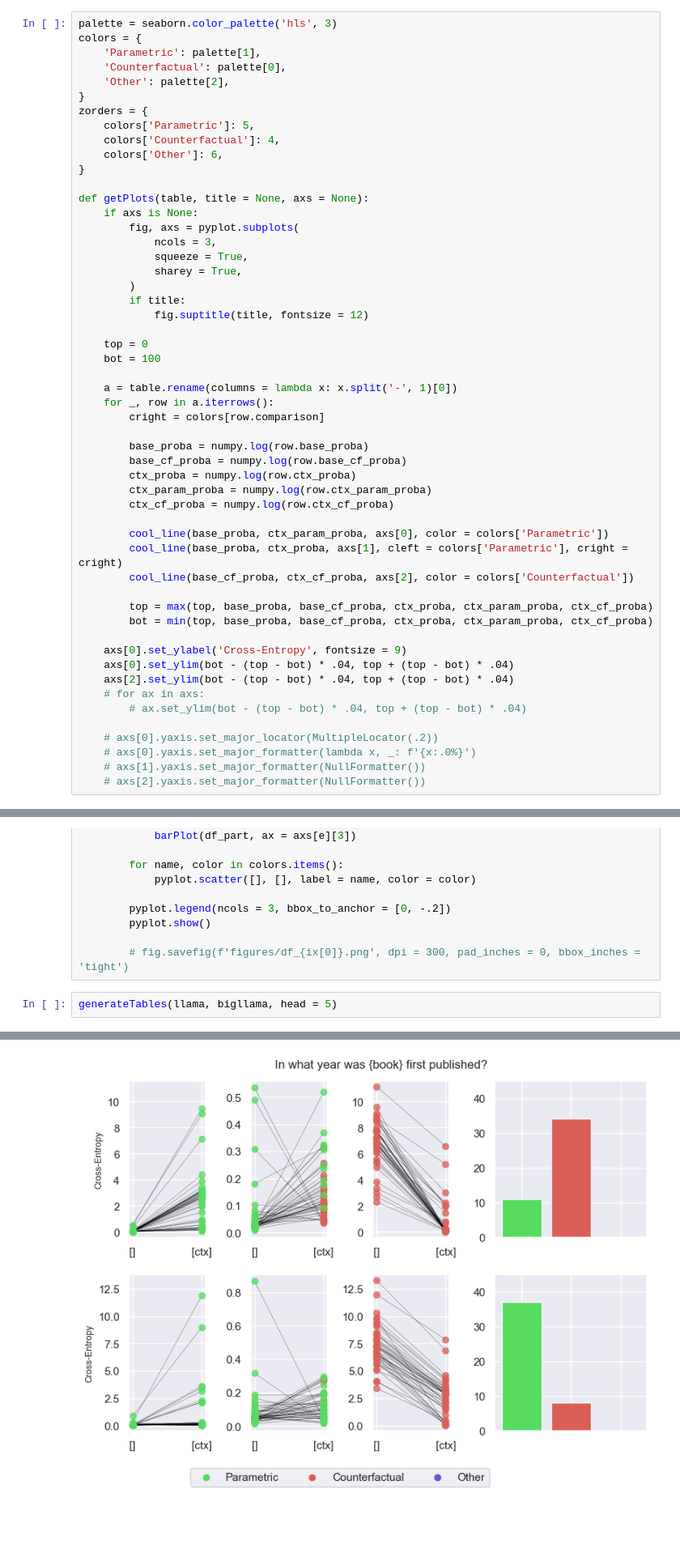
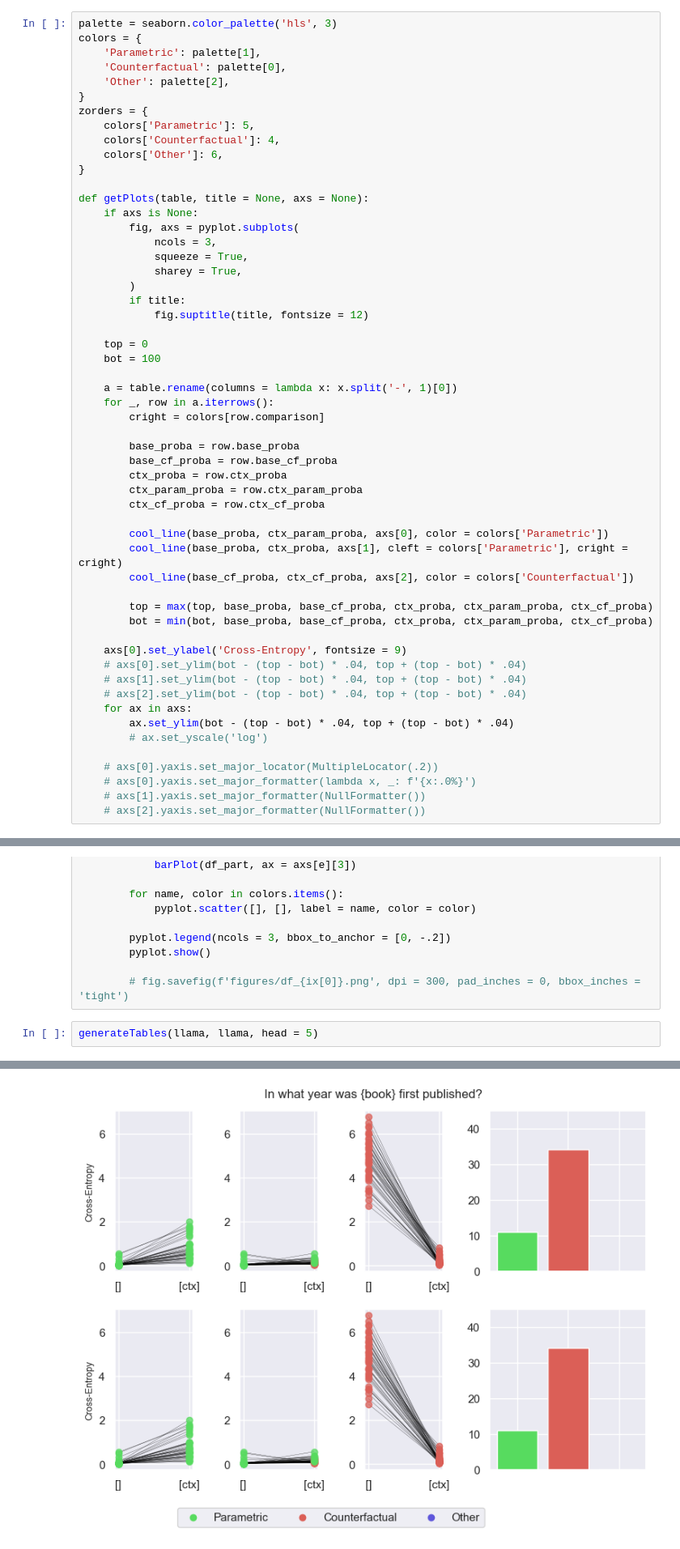
Before and after one commit to mfixman/rag-thesis, a Jupyter notebook: joiner_analysis.ipynb, the cells around one changed output, grey strips where cells are left out. Shown at 81% size. Saved outputs shown, nothing was run; the diff lists cells and outputs as text; blank space fills up the shorter version.

Commit message:
New llama.

```diff
--- a/joiner_analysis.ipynb
+++ b/joiner_analysis.ipynb
@@ -87,24 +87,26 @@ def getPlots(table, title = None, axs = None):
     for _, row in a.iterrows():
         cright = colors[row.comparison]
 
-        base_proba = numpy.log(row.base_proba)
-        base_cf_proba = numpy.log(row.base_cf_proba)
-        ctx_proba = numpy.log(row.ctx_proba)
-        ctx_param_proba = numpy.log(row.ctx_param_proba)
-        ctx_cf_proba = numpy.log(row.ctx_cf_proba)
+        base_proba = row.base_proba
+        base_cf_proba = row.base_cf_proba
+        ctx_proba = row.ctx_proba
+        ctx_param_proba = row.ctx_param_proba
+        ctx_cf_proba = row.ctx_cf_proba
 
         cool_line(base_proba, ctx_param_proba, axs[0], color = colors['Parametric'])
         cool_line(base_proba, ctx_proba, axs[1], cleft = colors['Parametric'], cright = cright)
         cool_line(base_cf_proba, ctx_cf_proba, axs[2], color = colors['Counterfactual'])
 
         top = max(top, base_proba, base_cf_proba, ctx_proba, ctx_param_proba, ctx_cf_proba)
-        bot = min(top, base_proba, base_cf_proba, ctx_proba, ctx_param_proba, ctx_cf_proba)
+        bot = min(bot, base_proba, base_cf_proba, ctx_proba, ctx_param_proba, ctx_cf_proba)
 
     axs[0].set_ylabel('Cross-Entropy', fontsize = 9)
-    axs[0].set_ylim(bot - (top - bot) * .04, top + (top - bot) * .04)
-    axs[2].set_ylim(bot - (top - bot) * .04, top + (top - bot) * .04)
-    # for ax in axs:
-        # ax.set_ylim(bot - (top - bot) * .04, top + (top - bot) * .04)
+    # axs[0].set_ylim(bot - (top - bot) * .04, top + (top - bot) * .04)
+    # axs[1].set_ylim(bot - (top - bot) * .04, top + (top - bot) * .04)
+    # axs[2].set_ylim(bot - (top - bot) * .04, top + (top - bot) * .04)
+    for ax in axs:
+        ax.set_ylim(bot - (top - bot) * .04, top + (top - bot) * .04)
+        # ax.set_yscale('log')
 
     # axs[0].yaxis.set_major_locator(MultipleLocator(.2))
     # axs[0].yaxis.set_major_formatter(lambda x, _: f'{x:.0%}')
@@ -141,5 +143,5 @@ def generateTables(*tables, head = None):
 
         # fig.savefig(f'figures/df_{ix[0]}.png', dpi = 300, pad_inches = 0, bbox_inches = 'tight')
 # %%
-generateTables(llama, bigllama, head = 5)
+generateTables(llama, llama, head = 5)
 # %% [output]
@@ -148 +150 @@ generateTables(llama, bigllama, head = 5)
-[figure, old version]
+[figure, new version]
```
Also changed, not shown: parts of 1 cell of this notebook.
